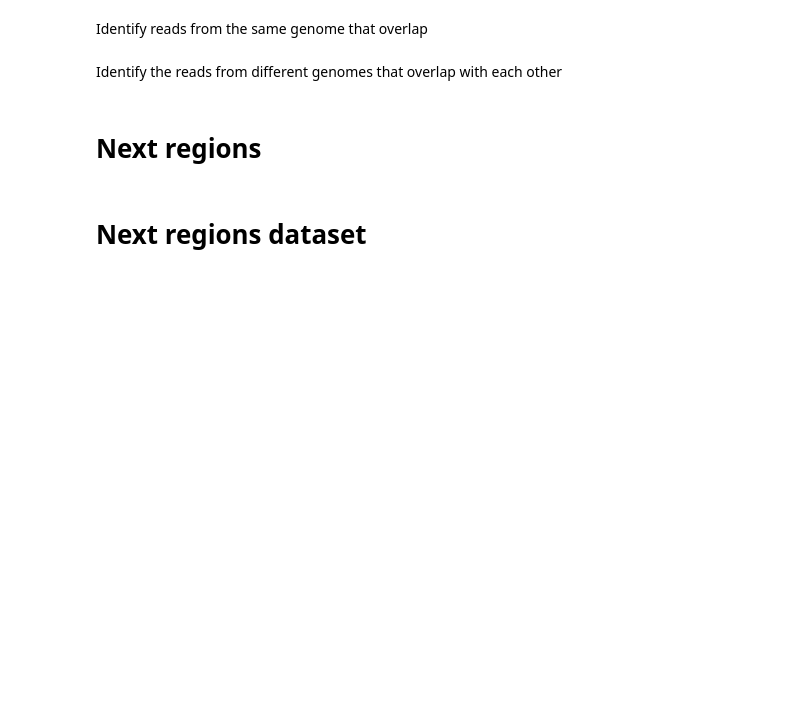
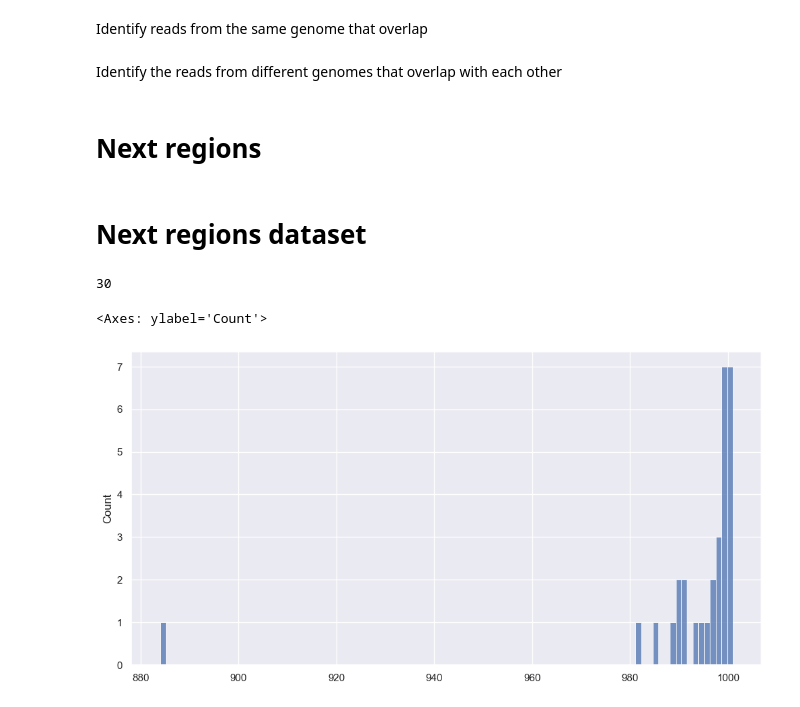
Before and after one commit to IoannaNika/VQA, a Jupyter notebook: src/vqa/explore_data.ipynb, the cells around one changed output. Cells and saved outputs as stored; diff of their text form; code cells hidden in the pictures; blank space fills up the shorter version.

```diff
--- a/src/vqa/explore_data.ipynb
+++ b/src/vqa/explore_data.ipynb
@@ -188,3 +202,22 @@ for record in records:
             cnt += 1
 
 print(cnt, len(set(metadata_1["strain"])),cnt2)
+# %%
+
+link = "/Users/ioanna/Downloads/unzipped.ccs.fastq"
+
+# parse the fastq file
+records = SeqIO.parse(link, "fastq")
+
+# plot the distribution of the read lengths
+lengths = []
+for record in records:
+    lengths.append(len(record.seq))
+print(len(lengths))
+sns.set()
+plt.figure(figsize=(12, 6))
+sns.histplot(lengths, bins=100)
+# %% [output]
+30
+<Axes: ylabel='Count'>
+[figure, added]
```
Also changed, not shown: parts of 6 cells of this notebook, 2 other files.
